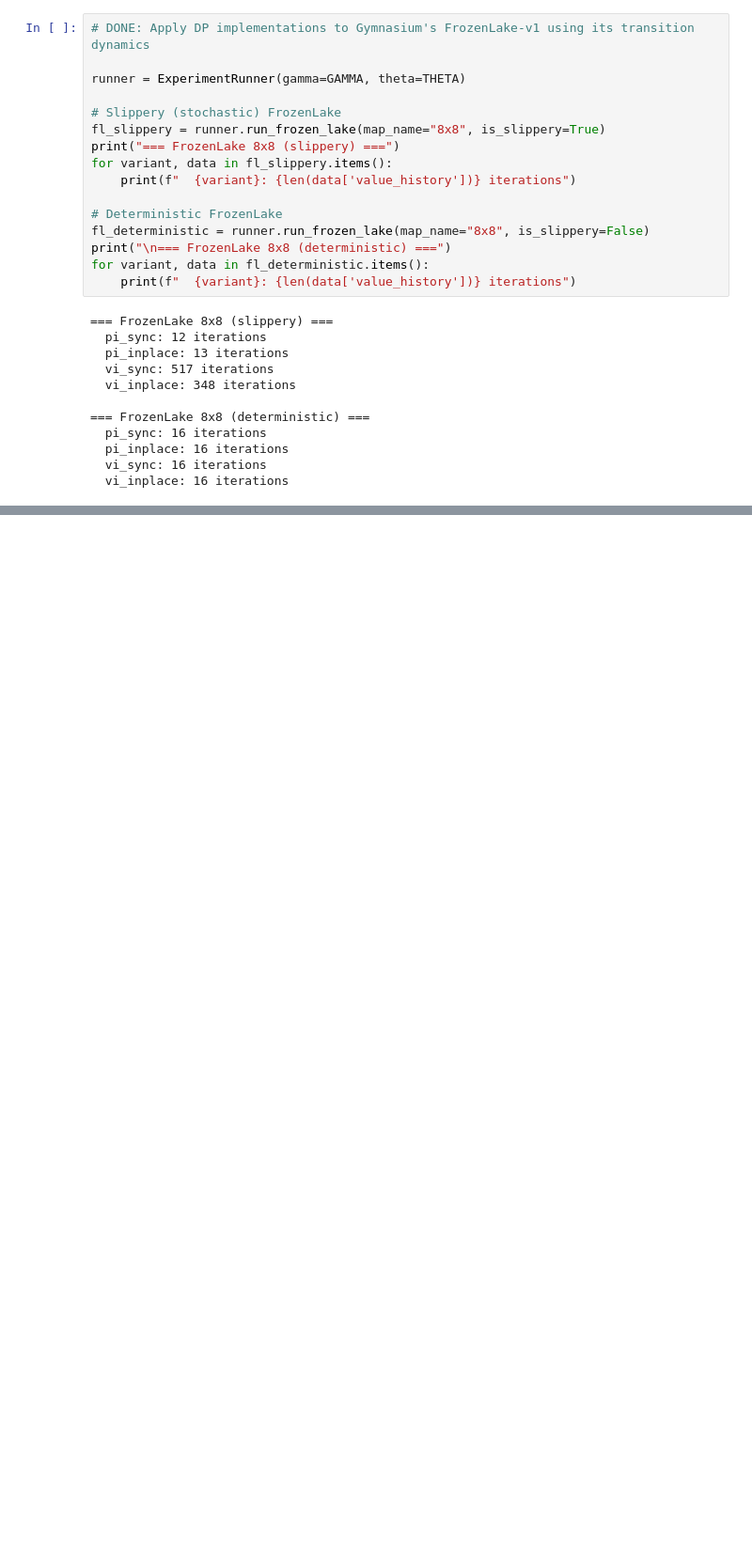
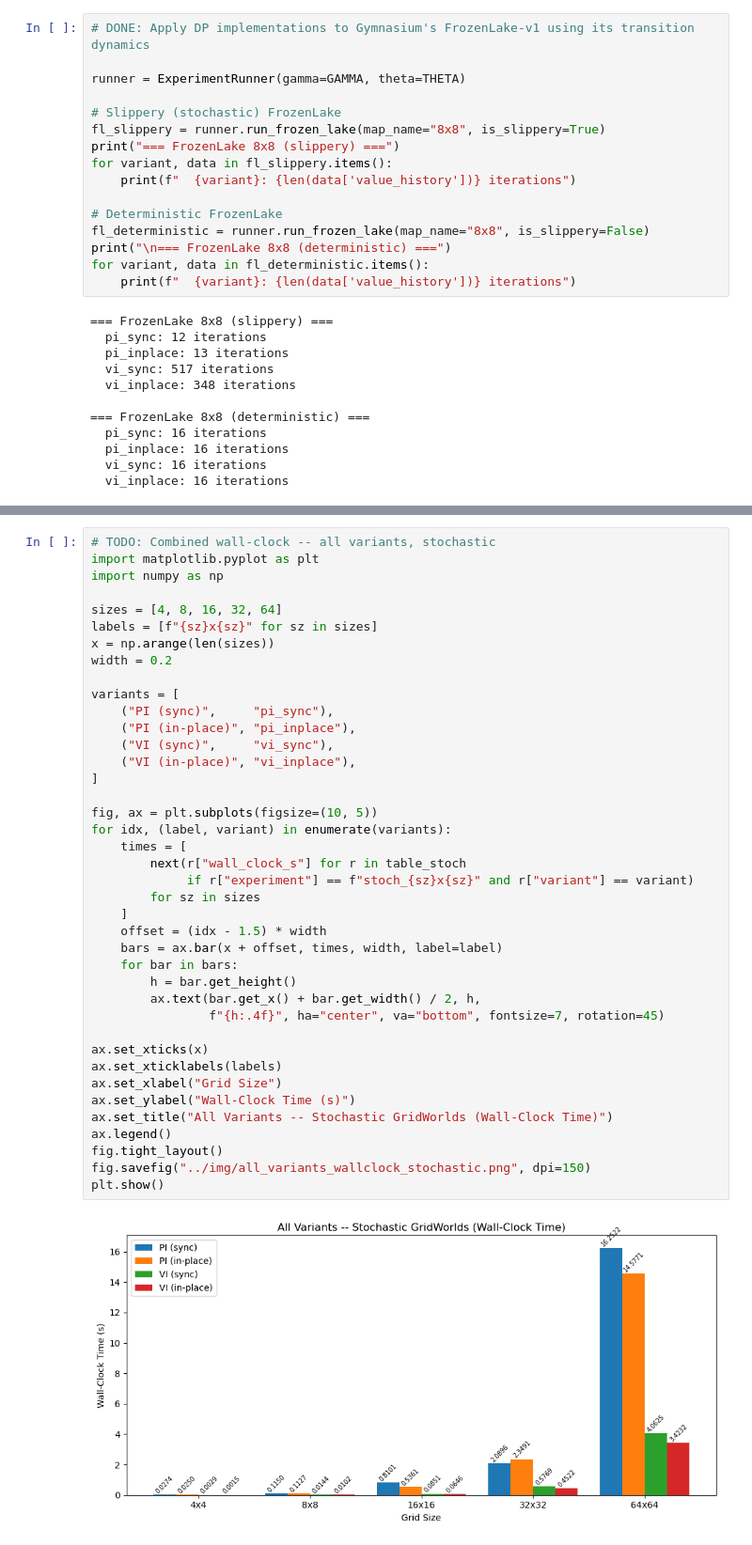
Before and after one commit to craig-rudman/MSDS684, a Jupyter notebook: W2/notebook/Lab 2 development.ipynb, the cells around one changed output, grey strips where cells are left out. Shown at 94% size. Saved outputs shown, nothing was run; the diff lists cells and outputs as text; blank space fills up the shorter version.

```diff
--- a/W2/notebook/Lab 2 development.ipynb
+++ b/W2/notebook/Lab 2 development.ipynb
@@ -668,0 +827,42 @@ difference is negligible, but it widens with grid size and stochasticity.
+# %%
+# TODO: Combined wall-clock -- all variants, stochastic
+import matplotlib.pyplot as plt
+import numpy as np
+
+sizes = [4, 8, 16, 32, 64]
+labels = [f"{sz}x{sz}" for sz in sizes]
+x = np.arange(len(sizes))
+width = 0.2
+
+variants = [
+    ("PI (sync)",     "pi_sync"),
+    ("PI (in-place)", "pi_inplace"),
+    ("VI (sync)",     "vi_sync"),
+    ("VI (in-place)", "vi_inplace"),
+]
+
+fig, ax = plt.subplots(figsize=(10, 5))
+for idx, (label, variant) in enumerate(variants):
+    times = [
+        next(r["wall_clock_s"] for r in table_stoch
+             if r["experiment"] == f"stoch_{sz}x{sz}" and r["variant"] == variant)
+        for sz in sizes
+    ]
+    offset = (idx - 1.5) * width
+    bars = ax.bar(x + offset, times, width, label=label)
+    for bar in bars:
+        h = bar.get_height()
+        ax.text(bar.get_x() + bar.get_width() / 2, h,
+                f"{h:.4f}", ha="center", va="bottom", fontsize=7, rotation=45)
+
+ax.set_xticks(x)
+ax.set_xticklabels(labels)
+ax.set_xlabel("Grid Size")
+ax.set_ylabel("Wall-Clock Time (s)")
+ax.set_title("All Variants -- Stochastic GridWorlds (Wall-Clock Time)")
+ax.legend()
+fig.tight_layout()
+fig.savefig("../img/all_variants_wallclock_stochastic.png", dpi=150)
+plt.show()
+# %% [output]
+[figure, added]
```
Also changed, not shown: parts of 12 cells of this notebook, 9 other files.
